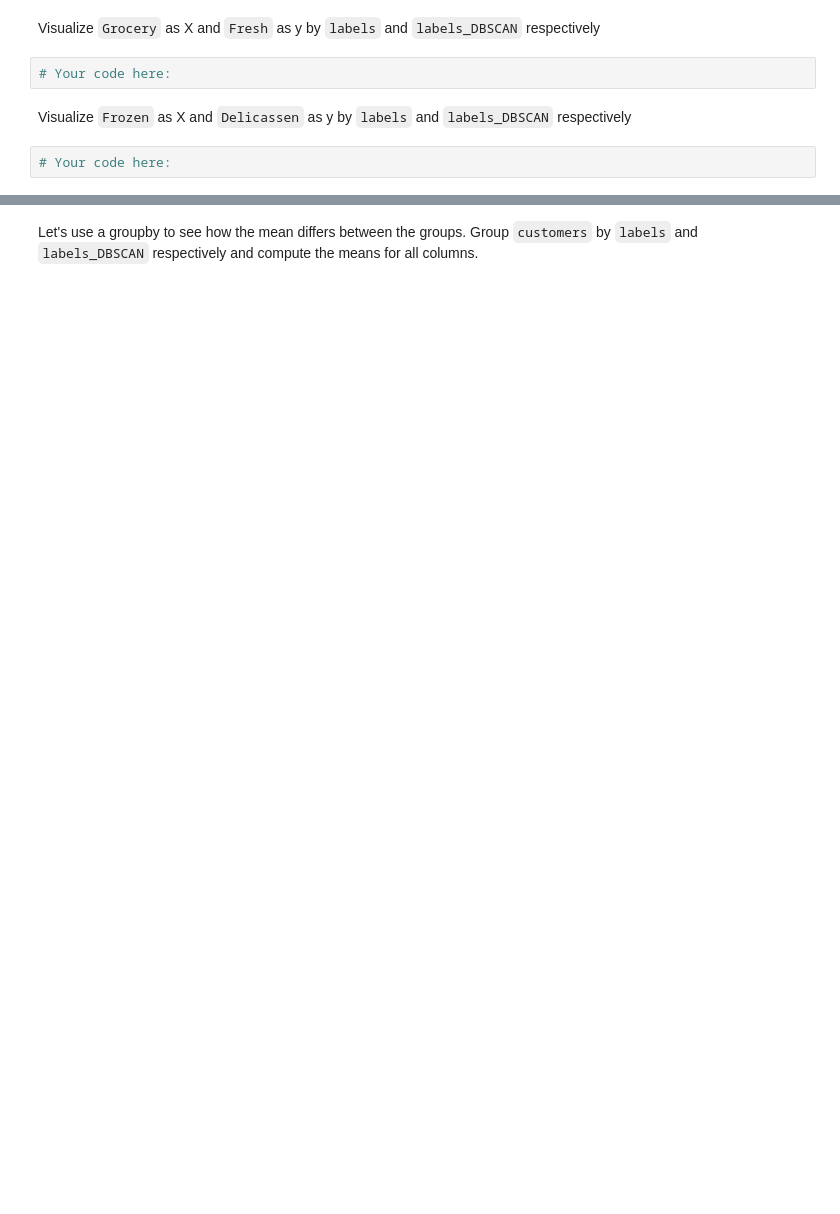
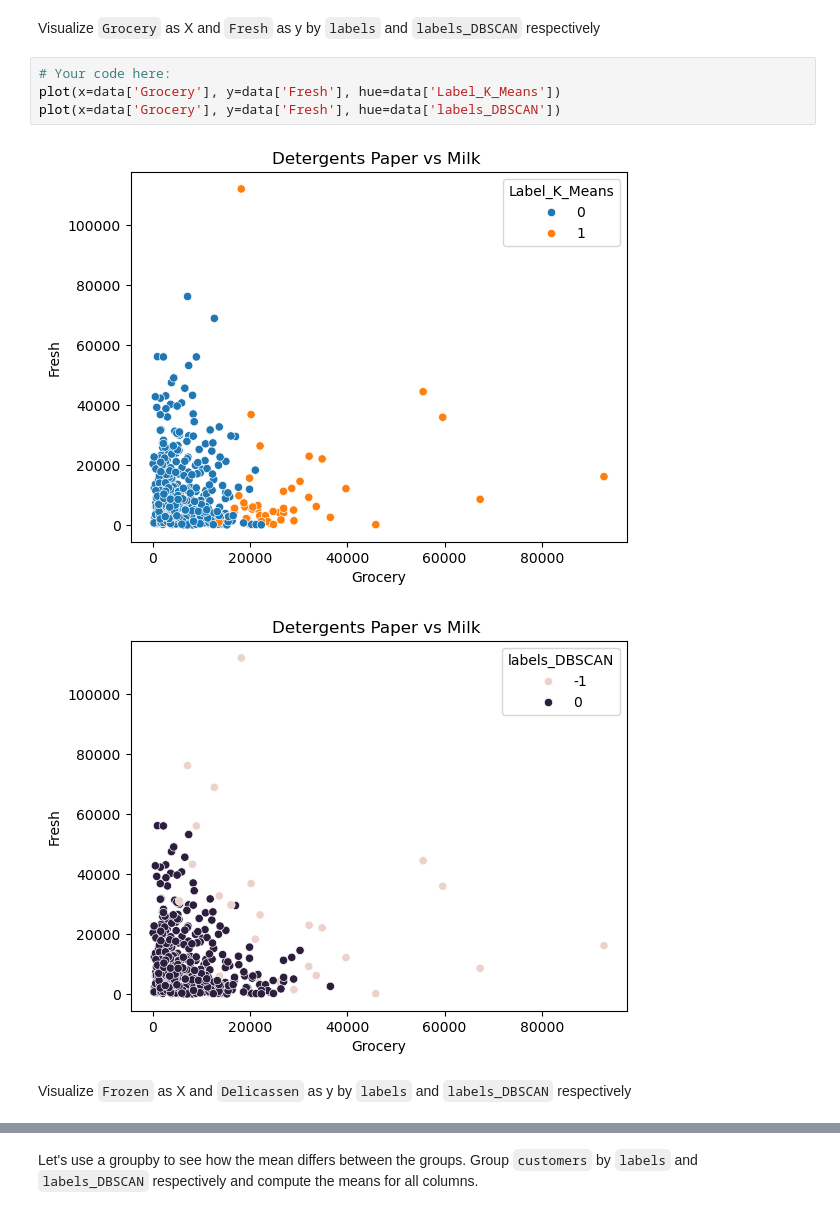
Before and after one commit to ironhack-labs/lab-unsupervised-learning-en, a Jupyter notebook: your-code/main.ipynb, the cells around one changed output, grey strips where cells are left out. Drawn from its saved outputs; the diff is of its cells as text; blank space fills up the shorter version.

```diff
--- a/your-code/main.ipynb
+++ b/your-code/main.ipynb
@@ -273,8 +301,11 @@ def plot(x,y,hue):
 # %% [markdown]
 Visualize `Grocery` as X and `Fresh` as y by `labels` and `labels_DBSCAN` respectively
-# %%
-# Your code here:
+# %%
+# Your code here:
+plot(x=data['Grocery'], y=data['Fresh'], hue=data['Label_K_Means'])
+plot(x=data['Grocery'], y=data['Fresh'], hue=data['labels_DBSCAN'])
+# %% [output]
+[figure, added]
+[figure, added]
 # %% [markdown]
 Visualize `Frozen` as X and `Delicassen` as y by `labels` and `labels_DBSCAN` respectively
-# %%
-# Your code here:
```
Also changed, not shown: parts of 22 cells of this notebook.
